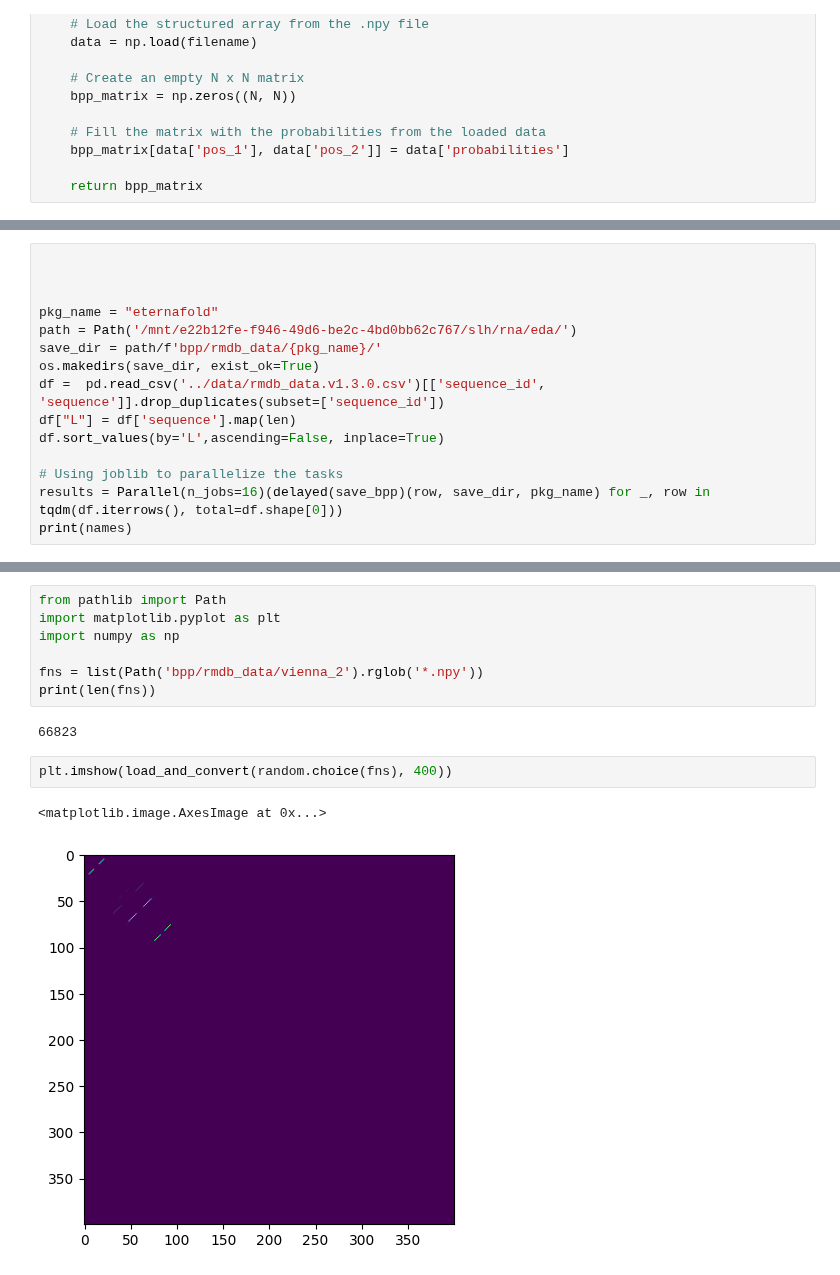
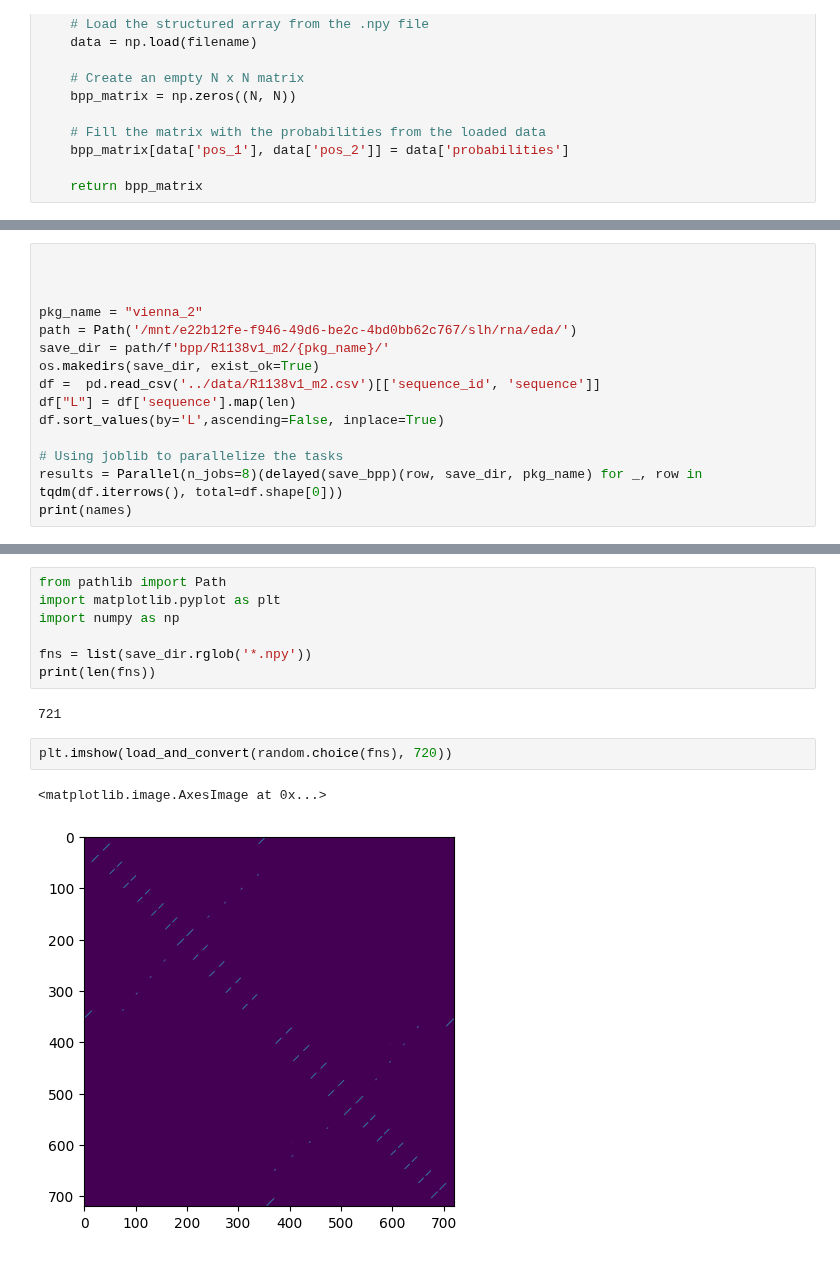
Before and after one commit to DrHB/rna-stanford, a Jupyter notebook: eda/bppp.ipynb, the cells around one changed output, grey strips where cells are left out. Cells and saved outputs as stored; diff of their text form.

Commit message:
`results`

```diff
--- a/eda/bppp.ipynb
+++ b/eda/bppp.ipynb
@@ -153,14 +149,14 @@ df =
 
 
 
-pkg_name = "eternafold"
+pkg_name = "vienna_2"
 path = Path('/mnt/e22b12fe-f946-49d6-be2c-4bd0bb62c767/slh/rna/eda/')
-save_dir = path/f'bpp/rmdb_data/{pkg_name}/'
+save_dir = path/f'bpp/R1138v1_m2/{pkg_name}/'
 os.makedirs(save_dir, exist_ok=True)
-df =  pd.read_csv('../data/rmdb_data.v1.3.0.csv')[['sequence_id', 'sequence']].drop_duplicates(subset=['sequence_id'])
+df =  pd.read_csv('../data/R1138v1_m2.csv')[['sequence_id', 'sequence']]
 df["L"] = df['sequence'].map(len)
 df.sort_values(by='L',ascending=False, inplace=True)
 
 # Using joblib to parallelize the tasks
-results = Parallel(n_jobs=16)(delayed(save_bpp)(row, save_dir, pkg_name) for _, row in tqdm(df.iterrows(), total=df.shape[0]))
+results = Parallel(n_jobs=8)(delayed(save_bpp)(row, save_dir, pkg_name) for _, row in tqdm(df.iterrows(), total=df.shape[0]))
 print(names)
@@ -189,12 +167,12 @@ from pathlib import Path
 import matplotlib.pyplot as plt
 import numpy as np
 
-fns = list(Path('bpp/rmdb_data/vienna_2').rglob('*.npy'))
+fns = list(save_dir.rglob('*.npy'))
 print(len(fns))
 # %% [output]
-66823
+721
 # %%
-plt.imshow(load_and_convert(random.choice(fns), 400))
+plt.imshow(load_and_convert(random.choice(fns), 720))
 # %% [output]
 <matplotlib.image.AxesImage at 0x...>
-[figure, old version]
+[figure, new version]
```
Also changed, not shown: parts of 7 cells of this notebook, 10 other files.
